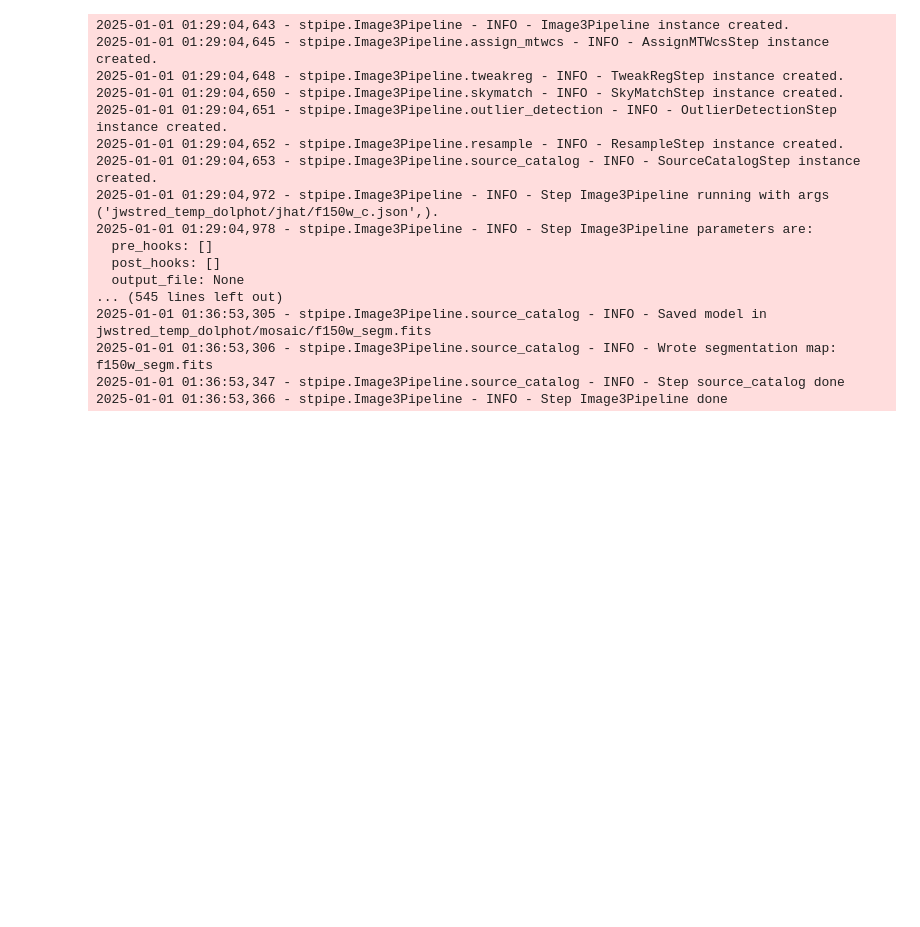
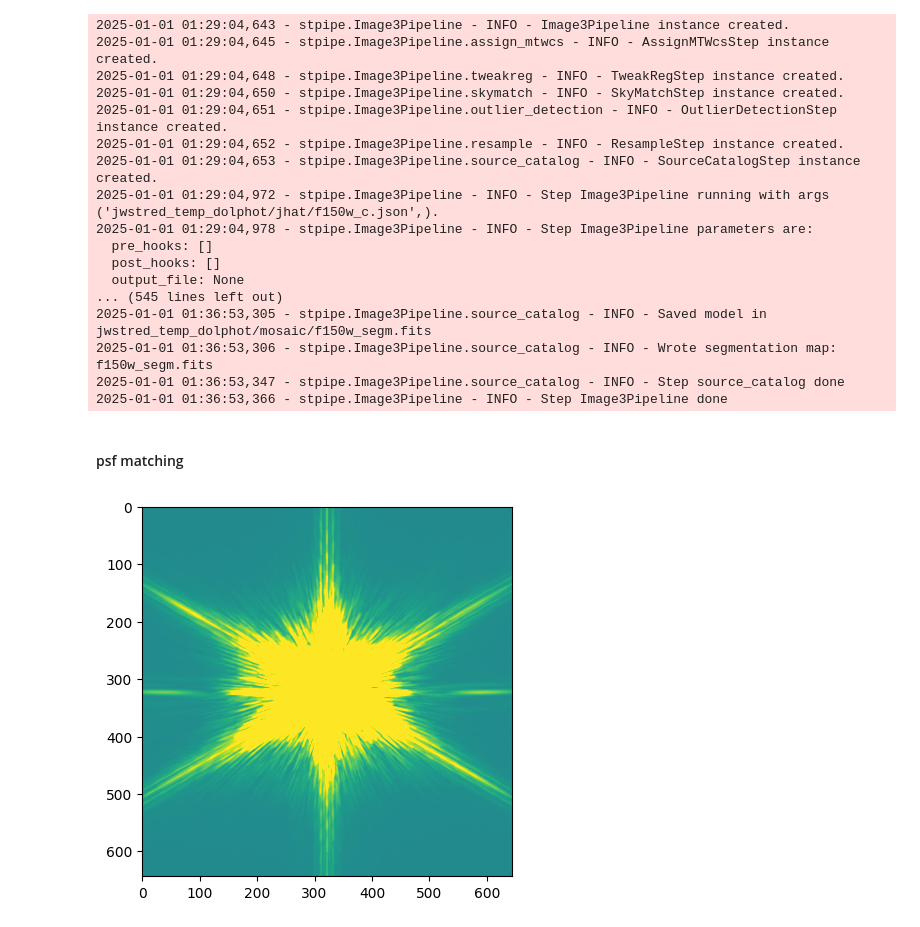
Before and after one commit to aswinsuresh24/jwst123, a Jupyter notebook: jwst_mosaic.ipynb, the cells around one changed output. Cells and saved outputs as stored; diff of their text form; code cells hidden in the pictures; blank space fills up the shorter version.

```diff
--- a/jwst_mosaic.ipynb
+++ b/jwst_mosaic.ipynb
@@ -406,3 +406,5 @@ image3.run(nircam_asn_file)
 2025-01-01 01:36:53,306 - stpipe.Image3Pipeline.source_catalog - INFO - Wrote segmentation map: f150w_segm.fits
 2025-01-01 01:36:53,347 - stpipe.Image3Pipeline.source_catalog - INFO - Step source_catalog done
 2025-01-01 01:36:53,366 - stpipe.Image3Pipeline - INFO - Step Image3Pipeline done
+# %% [markdown]
+#### psf matching
@@ -408,0 +416,4 @@ image3.run(nircam_asn_file)
+# %%
+nrc = webbpsf.NIRCam()
+nrc.filter =  'F090W'
+psf_f090 = nrc.calc_psf(oversample=4, fov_pixels=161)
@@ -408,0 +423,7 @@ image3.run(nircam_asn_file)
+# %%
+psf_dat = psf_f090[0].data
+_, pmed, pstd = scs(psf_dat, sigma = 3.0)
+plt.imshow(psf_dat, vmin = pmed - 3*pstd, vmax = pmed + 3*pstd)
+plt.show()
+# %% [output]
+[figure, added]
```
Also changed, not shown: parts of 10 cells of this notebook.
